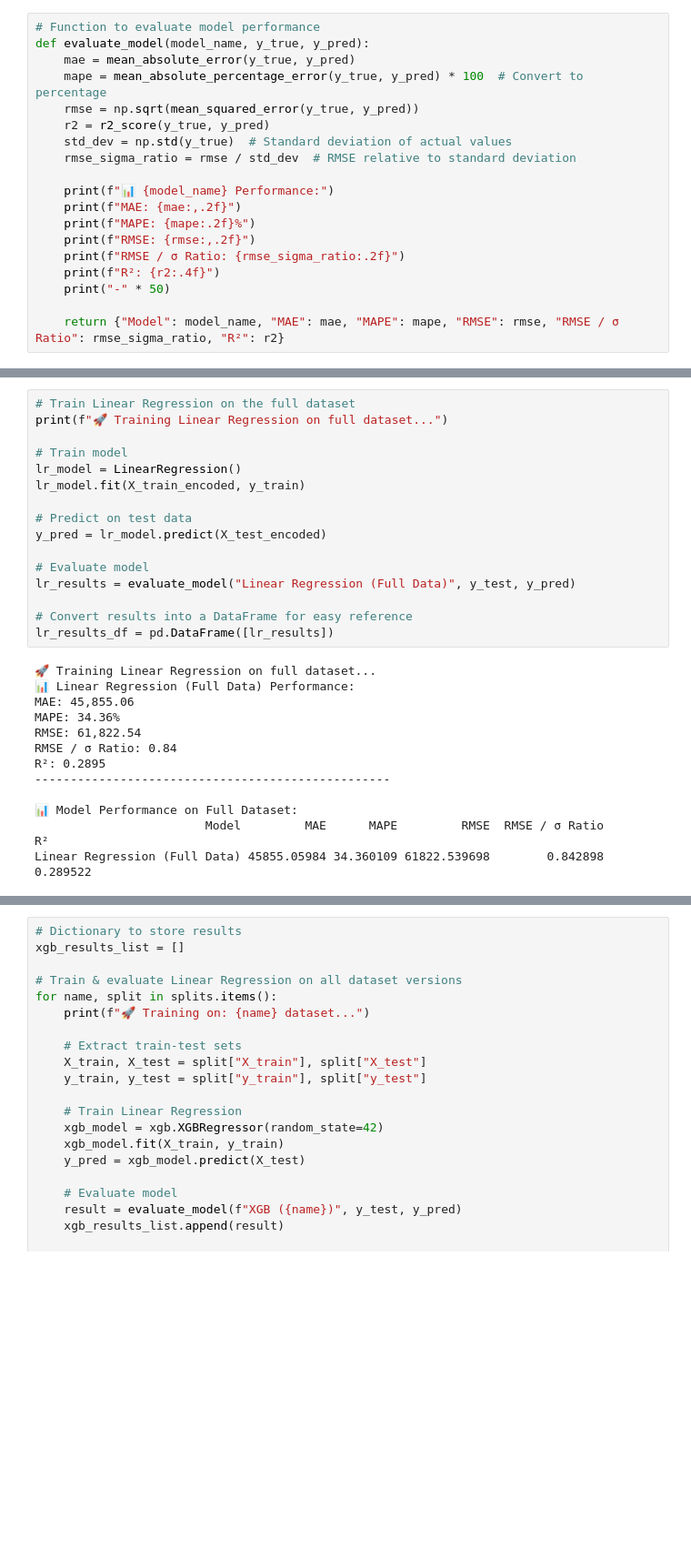
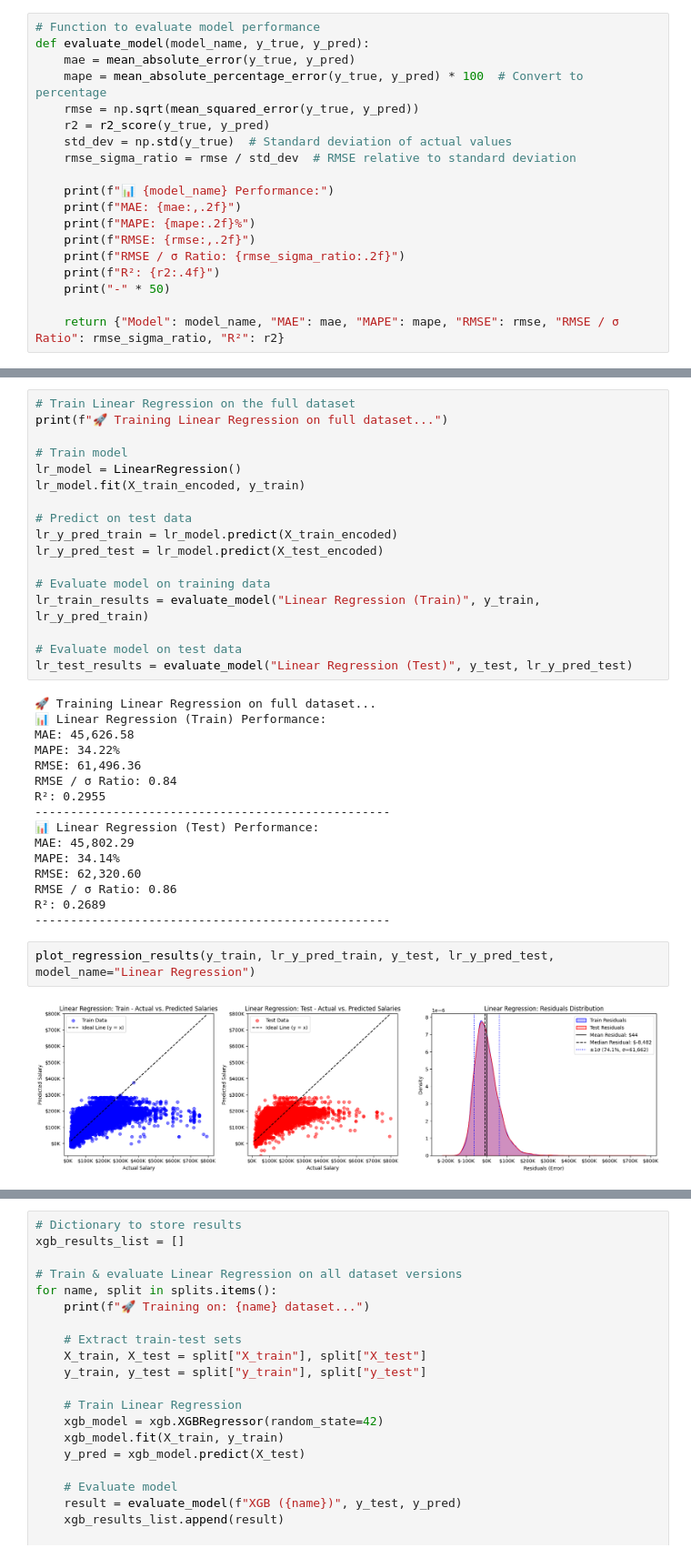
Before and after one commit to danielbehargithub/LinkedIn_Salary, a Jupyter notebook: Salary/Salary_prediction_model.ipynb, the cells around one changed output, grey strips where cells are left out. Shown at 91% size. Drawn from its saved outputs; the diff is of its cells as text; blank space fills up the shorter version.

```diff
--- a/Salary/Salary_prediction_model.ipynb
+++ b/Salary/Salary_prediction_model.ipynb
@@ -184,23 +267,31 @@ lr_model = LinearRegression()
 lr_model.fit(X_train_encoded, y_train)
 
 # Predict on test data
-y_pred = lr_model.predict(X_test_encoded)
+lr_y_pred_train = lr_model.predict(X_train_encoded)
+lr_y_pred_test = lr_model.predict(X_test_encoded)
 
-# Evaluate model
-lr_results = evaluate_model("Linear Regression (Full Data)", y_test, y_pred)
+# Evaluate model on training data
+lr_train_results = evaluate_model("Linear Regression (Train)", y_train, lr_y_pred_train)
 
-# Convert results into a DataFrame for easy reference
-lr_results_df = pd.DataFrame([lr_results])
+# Evaluate model on test data
+lr_test_results = evaluate_model("Linear Regression (Test)", y_test, lr_y_pred_test)
 # %% [output]
 🚀 Training Linear Regression on full dataset...
-📊 Linear Regression (Full Data) Performance:
-MAE: 45,855.06
-MAPE: 34.36%
-RMSE: 61,822.54
+📊 Linear Regression (Train) Performance:
+MAE: 45,626.58
+MAPE: 34.22%
+RMSE: 61,496.36
 RMSE / σ Ratio: 0.84
-R²: 0.2895
+R²: 0.2955
 --------------------------------------------------
-
-📊 Model Performance on Full Dataset:
-                        Model         MAE      MAPE         RMSE  RMSE / σ Ratio       R²
-Linear Regression (Full Data) 45855.05984 34.360109 61822.539698        0.842898 0.289522
+📊 Linear Regression (Test) Performance:
+MAE: 45,802.29
+MAPE: 34.14%
+RMSE: 62,320.60
+RMSE / σ Ratio: 0.86
+R²: 0.2689
+--------------------------------------------------
+# %%
+plot_regression_results(y_train, lr_y_pred_train, y_test, lr_y_pred_test, model_name="Linear Regression")
+# %% [output]
+[figure, added]
```
Also changed, not shown: parts of 15 cells of this notebook.
